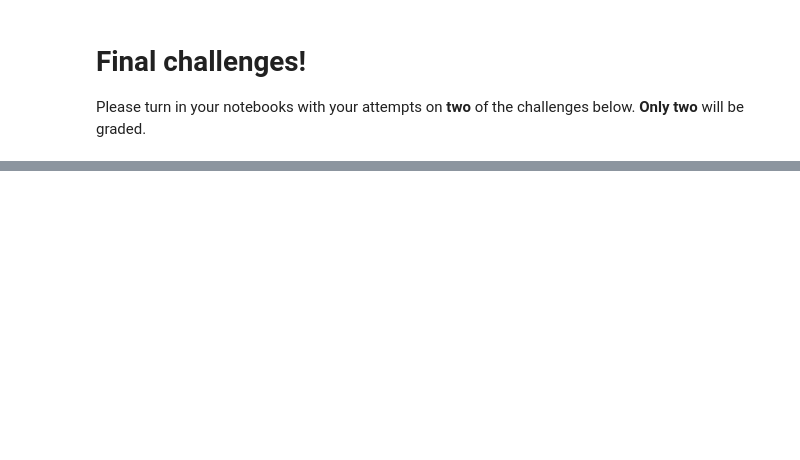
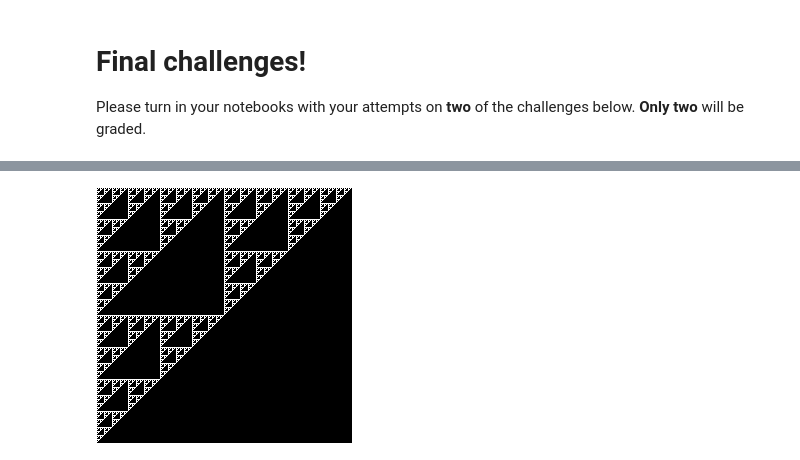
Before and after one commit to kelngu/python-for-math, a Jupyter notebook: Notebook #5/P4M_Notebook_5.ipynb, the cells around one changed output, grey strips where cells are left out. Drawn from its saved outputs; the diff is of its cells as text; code cells hidden in the pictures; blank space fills up the shorter version.

```diff
--- a/Notebook #5/P4M_Notebook_5.ipynb
+++ b/Notebook #5/P4M_Notebook_5.ipynb
@@ -166,0 +543,29 @@ Please turn in your notebooks with your attempts on **two** of the challenges be
+# %%
+# Pascal function, input n indicates (nxn) matrix and nth row
+def pascal2(n):
+  # start pascal matrix with a nxn matrix of 0
+  pascal = np.zeros((n,n))
+  pascal[0,:] = np.array([1]*n)
+  pascal[:,0] = np.array([1]*n)
+
+  # start tri pic matrix with a nxn matrix with 3 coordinates as black square
+  tri = np.zeros((n,n,3), dtype=np.uint8)
+  tri[0,:] = (255, 255, 255)
+  tri[:,0] = (255, 255, 255)
+
+ # calculates value for pascal, value then goes through mod2 loop to see
+ # if black or white dot
+  for row in range(1,n):
+    for col in range(1,n-row):
+      pascal[row,col] = (pascal[row-1,col] + pascal[row,col-1]) % 2
+      if pascal[row,col] == 0:
+        tri[row, col] = (0, 0, 0)
+      else:
+        tri[row, col] = (255, 255, 255)
+
+  img = Image.fromarray(tri)
+  display(img)
+# %%
+pascal2(256)
+# %% [output]
+[figure, added]
```
Also changed, not shown: parts of 75 cells of this notebook.
